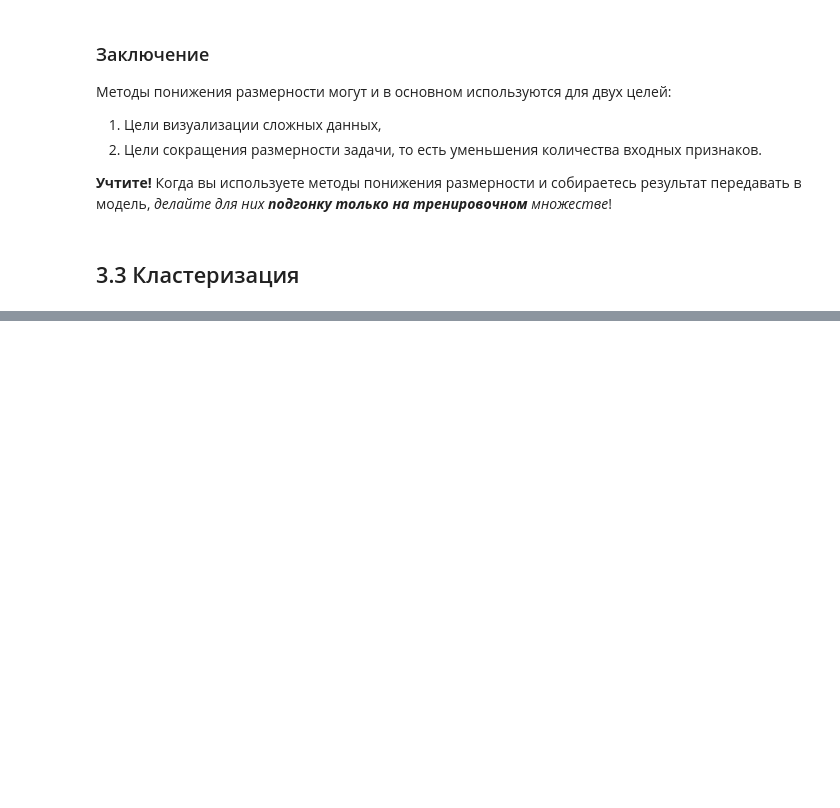
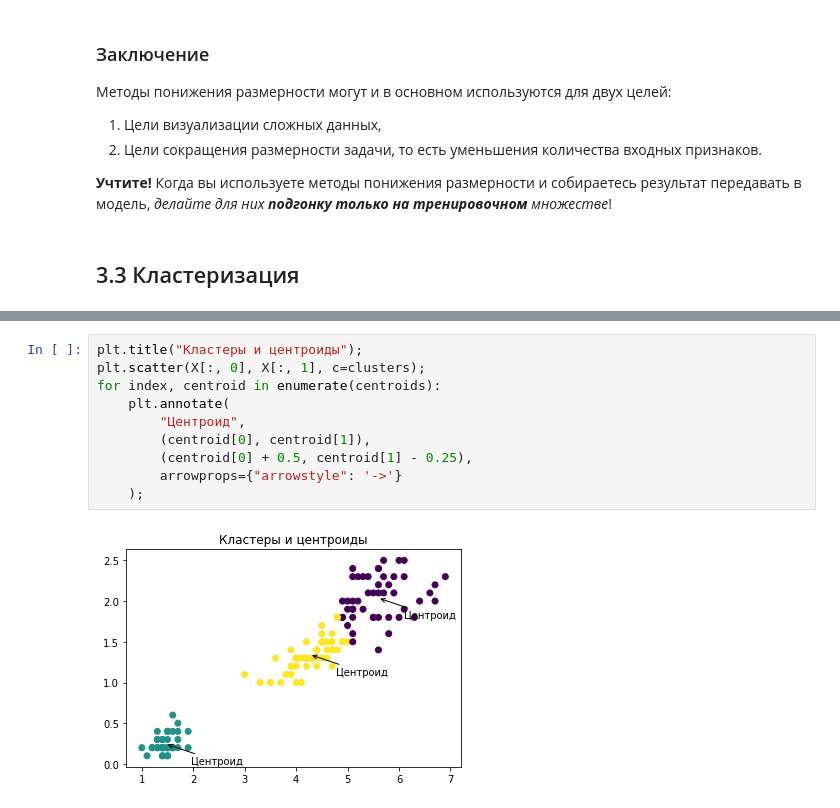
Before and after one commit to timeseries-ru/course, a Jupyter notebook: day_3.ipynb, the cells around one changed output, grey strips where cells are left out. Saved outputs shown, nothing was run; the diff lists cells and outputs as text; blank space fills up the shorter version.

```diff
--- a/day_3.ipynb
+++ b/day_3.ipynb
@@ -285,0 +382,12 @@ plt.scatter(transformed[:, 0], transformed[:, 1], c=colors);
+# %%
+plt.title("Кластеры и центроиды");
+plt.scatter(X[:, 0], X[:, 1], c=clusters);
+for index, centroid in enumerate(centroids):
+    plt.annotate(
+        "Центроид",
+        (centroid[0], centroid[1]),
+        (centroid[0] + 0.5, centroid[1] - 0.25),
+        arrowprops={"arrowstyle": '->'}
+    );
+# %% [output]
+[figure, added]
```
Also changed, not shown: parts of 14 cells of this notebook.
